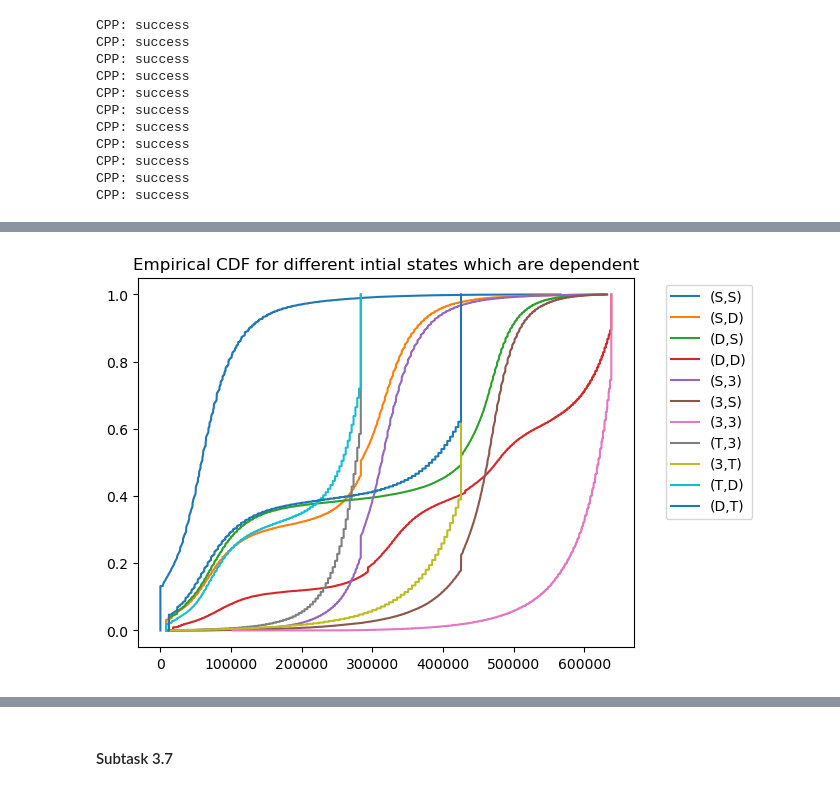
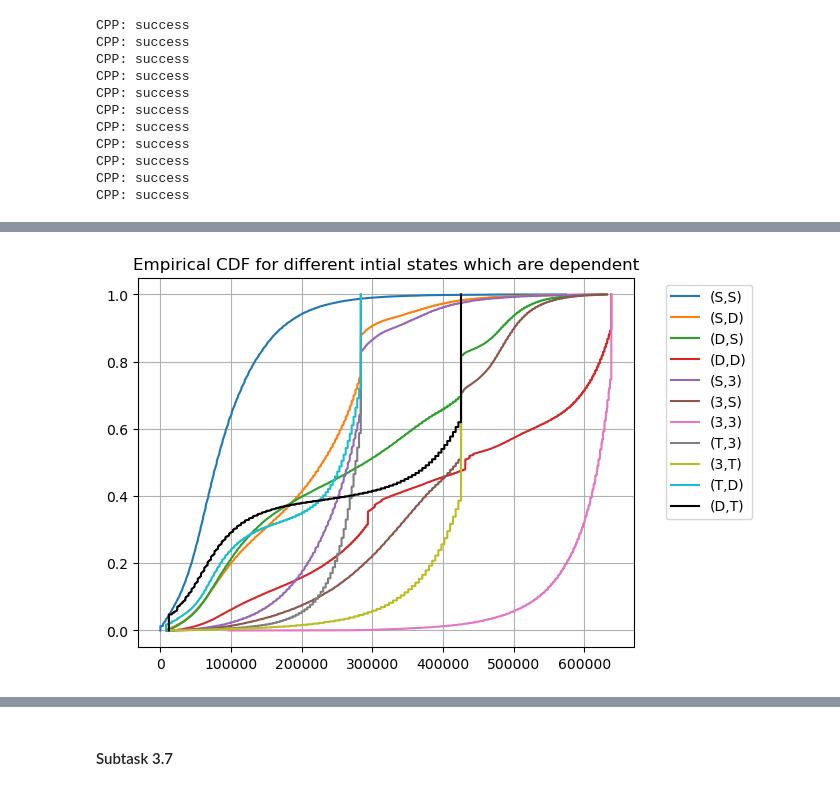
Before and after one commit to samizwei/Life-Insurance-Sami, a Jupyter notebook: Exam_Final_SZ.ipynb, the cells around one changed output, grey strips where cells are left out. Cells and saved outputs as stored; diff of their text form; code cells hidden in the pictures.

```diff
--- a/Exam_Final_SZ.ipynb
+++ b/Exam_Final_SZ.ipynb
@@ -544,7 +544,7 @@ for i,s in enumerate(Symbols):
 
     a = Diab2Lifes(PaymentEnd=90,)
     # a.vSetLevelsMort(dMortSS = 1e3, dMortSD =1., dMortDD=1., dMortST=1., dMortDT=1.)
-    a.vSetLevelsMort(dMortSS = 100., dMortSD =1., dMortDD=1., dMortST=1., dMortDT=1.)
+    a.vSetLevelsMort(dMortSS = 1., dMortSD =10., dMortDD=1., dMortST=1., dMortDT=1.)
 
     # a.vSetLevelsDis(dDisSS=0.85, dDisSD=1.15, dDisST=1.)
     a.vSetLevelsDis(dDisSS=1., dDisSD=1., dDisST=1.)
@@ -617,13 +615,14 @@ Dependence vs Independence: Notice the dependence structure matters most for hig
 # %%
 xs = np.arange(N)/N
 ys_dep = np.sort(simulations_dependent, axis=-1)
 
 plt.figure()
 plt.title("Empirical CDF for different intial states which are dependent")
 for j, elt in enumerate(Symbols):
-    plt.plot(ys_dep[j,:], xs, label="(%s,%s)"%(elt[0],elt[1]))
+    plt.plot(ys_dep[j,:], xs, color=colors[j], label="(%s,%s)"%(elt[0],elt[1]))
 
 plt.legend(bbox_to_anchor=(1.05, 1), loc='upper left')
+plt.grid()
 plt.show()
 # %% [output]
-[figure, old version]
+[figure, new version]
```
Also changed, not shown: parts of 20 cells of this notebook, 13 other files.
